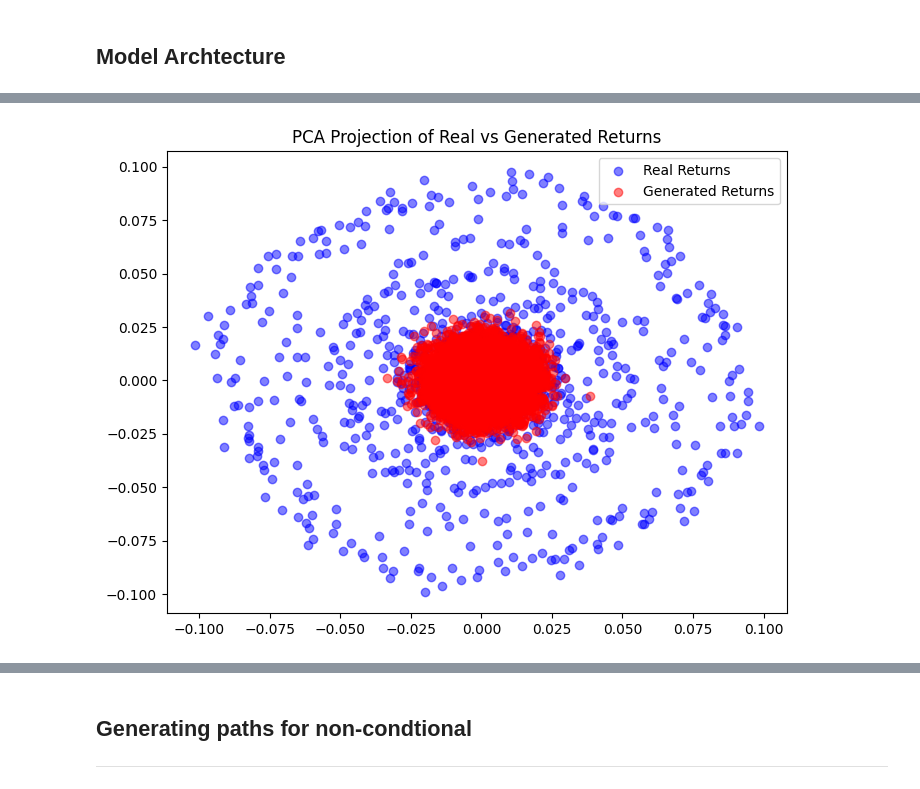
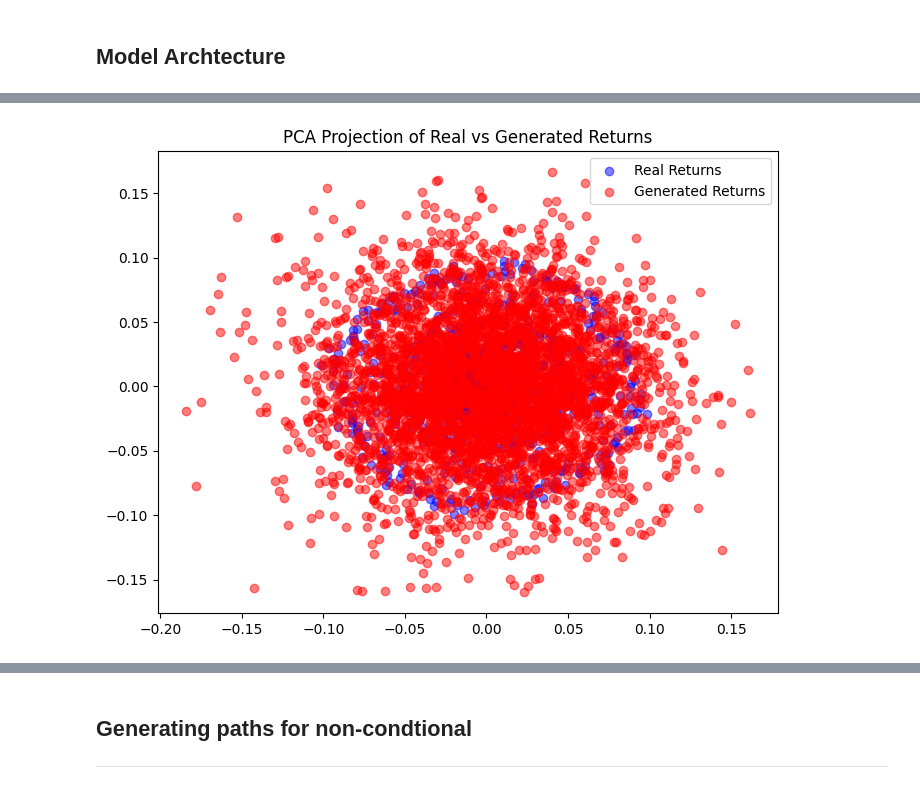
Before and after one commit to nickaskari/master-thesis, a Jupyter notebook: internal_models/CGANs/quantGAN.ipynb, the cells around one changed output, grey strips where cells are left out. Cells and saved outputs as stored; diff of their text form; code cells hidden in the pictures.

```diff
--- a/internal_models/CGANs/quantGAN.ipynb
+++ b/internal_models/CGANs/quantGAN.ipynb
@@ -414,38 +438,26 @@ def generate_scenarios_from_random_conditions(netG, returns_data, n_scenarios=10
 # %%
 def generate_scenarios_from_random_conditions_2(
     netG,
-    returns_data,
     n_scenarios=1000,
     window_size=252,
-    condition_length=252,
     nz=3,
 ):
     scenarios = []
-    n = len(returns_data)
-    max_start = n - condition_length + 1
-
-    for _ in range(n_scenarios):
-        start = np.random.randint(0, max_start)
-        hist = returns_data[start : start + condition_length]
-
-        k = kurtosis(hist, fisher=True, bias=False)
-        vol = hist.std(ddof=1)
-        cr = np.prod(1 + hist) - 1
-        cond_vec = np.array([k, vol, cr], dtype=np.float32)
+    t = tqdm(range(n_scenarios))
+    for _ in t:
+        cond_vec = conditions[np.random.randint(len(conditions))]
         condition = (
             torch.from_numpy(cond_vec)
-                 .view(1, 1, 3)        # batch=1, seq=1, features=3
-                 .to(device)
+                .view(1, 1, 4)           # batch=1, seq_len=1, features=5
+                .to(device)
         )
+        noise = torch.randn(1, window_size, nz, device=device)
+        with torch.no_grad():
+            gen = netG(noise, condition).cpu().numpy()
+        gen = gen[0, :, 0]
+        denorm = gen * returns_max
+        original = inverse(denorm, params) + returns_mean
 
-        noise = torch.randn(1, window_size, nz, device=device)
-
-        with torch.no_grad():
-            gen_norm = netG(noise, condition)
-            gen_norm = gen_norm.squeeze().cpu().numpy()
-
-        gen_denorm = gen_norm * returns_max
-        gen_original = inverse(gen_denorm, params) + returns_mean
-        scenarios.append(gen_original)
+        scenarios.append(original)
 
     return np.stack(scenarios)
@@ -452,19 +487,19 @@ def generate_scenarios_from_random_conditions_2(
 # %%
 from sklearn.decomposition import PCA
 
-real_returns, generated_returns = np.array(windows_real), generate_scenarios_from_random_conditions_2(netG, processed_returns, n_scenarios=10000)
+real_returns, generated_returns = np.array(windows_real), generate_scenarios_from_random_conditions_2(netG, n_scenarios=4000)
 pca = PCA(n_components=2)
 real_pca = pca.fit_transform(real_returns)
 gen_pca = pca.transform(generated_returns)
 
 plt.figure(figsize=(8, 6))
 plt.scatter(real_pca[:, 0], real_pca[:, 1], color="blue", label="Real Returns", alpha=0.5)
 plt.scatter(gen_pca[:, 0], gen_pca[:, 1], color="red", label="Generated Returns", alpha=0.5)
 plt.legend()
 plt.title("PCA Projection of Real vs Generated Returns")
 plt.show()
 # %% [output]
-[figure, old version]
+[figure, new version]
 # %%
 pca = PCA(n_components=2)
 real_pca = pca.fit_transform(np.array(windows))
```
Also changed, not shown: parts of 14 cells of this notebook.
